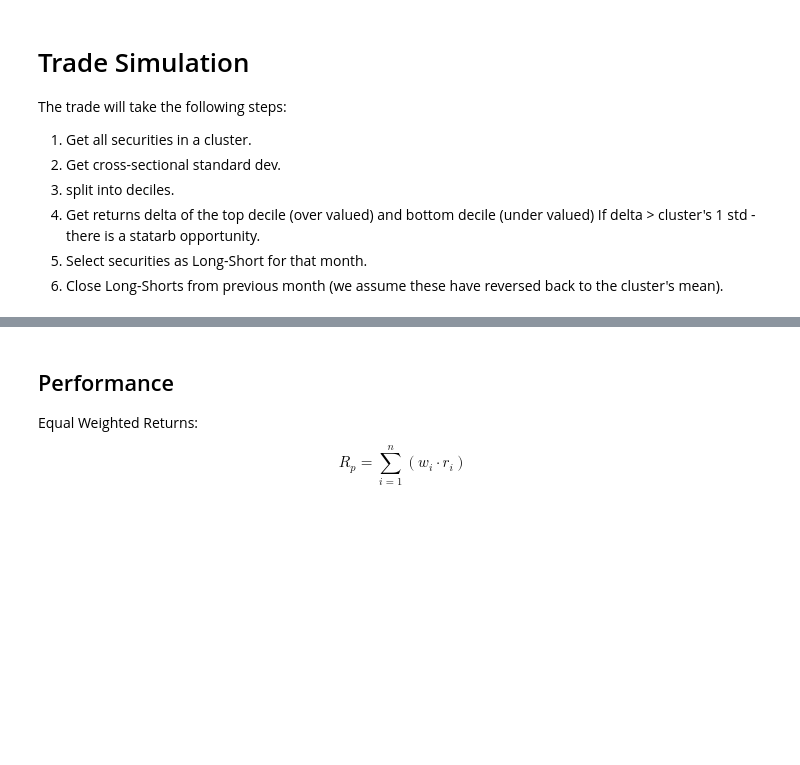
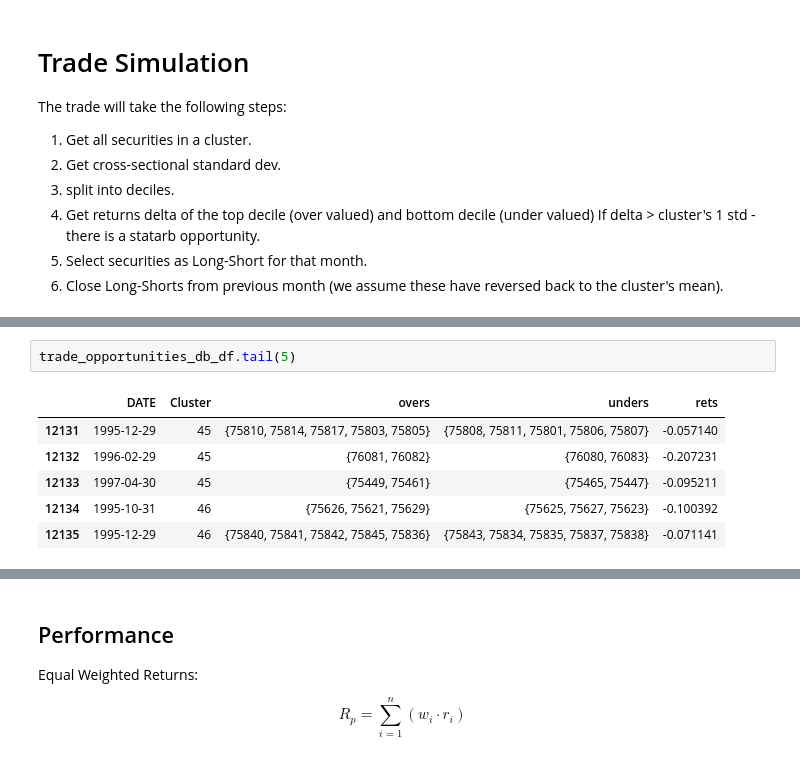
Before and after one commit to adamd1985/pairs_trading_unsupervised_learning, a Jupyter notebook: pairs_unsupervised.ipynb, the cells around one changed output, grey strips where cells are left out. Drawn from its saved outputs; the diff is of its cells as text; blank space fills up the shorter version.

```diff
--- a/pairs_unsupervised.ipynb
+++ b/pairs_unsupervised.ipynb
@@ -649,0 +690,9 @@ overs_df
+# %%
+trade_opportunities_db_df.tail(5)
+# %% [output]
+|  | DATE | Cluster | overs | unders | rets |
+| 12131 | 1995-12-29 | 45 | {75810, 75814, 75817, 75803, 75805} | {75808, 75811, 75801, 75806, 75807} | -0.057140 |
+| 12132 | 1996-02-29 | 45 | {76081, 76082} | {76080, 76083} | -0.207231 |
+| 12133 | 1997-04-30 | 45 | {75449, 75461} | {75465, 75447} | -0.095211 |
+| 12134 | 1995-10-31 | 46 | {75626, 75621, 75629} | {75625, 75627, 75623} | -0.100392 |
+| 12135 | 1995-12-29 | 46 | {75840, 75841, 75842, 75845, 75836} | {75843, 75834, 75835, 75837, 75838} | -0.071141 |
```
Also changed, not shown: parts of 23 cells of this notebook.
